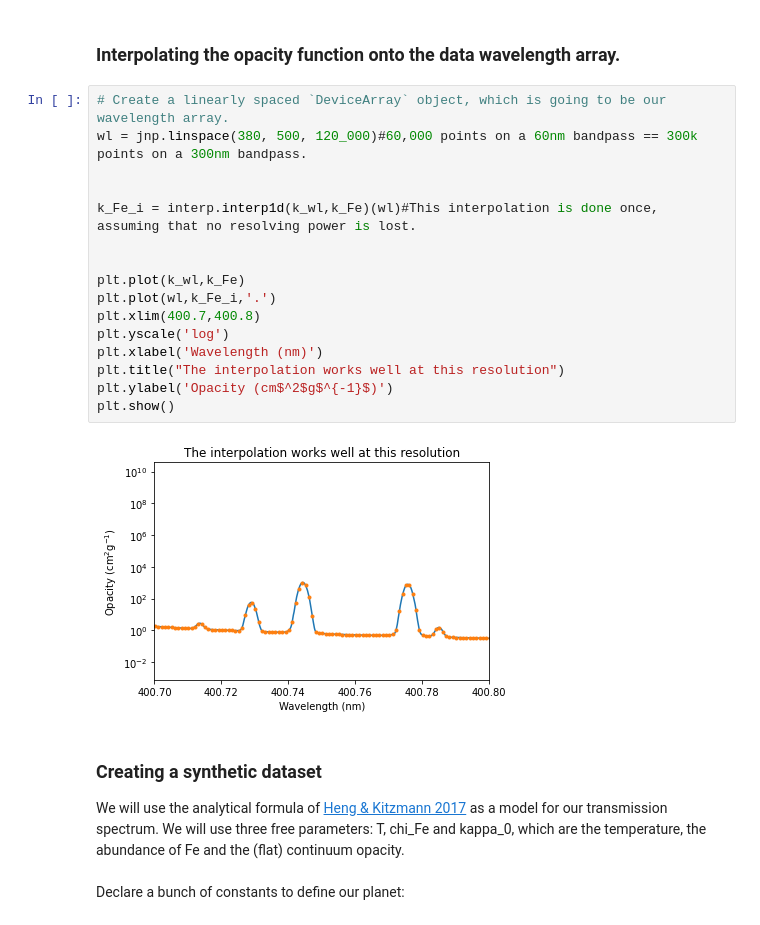
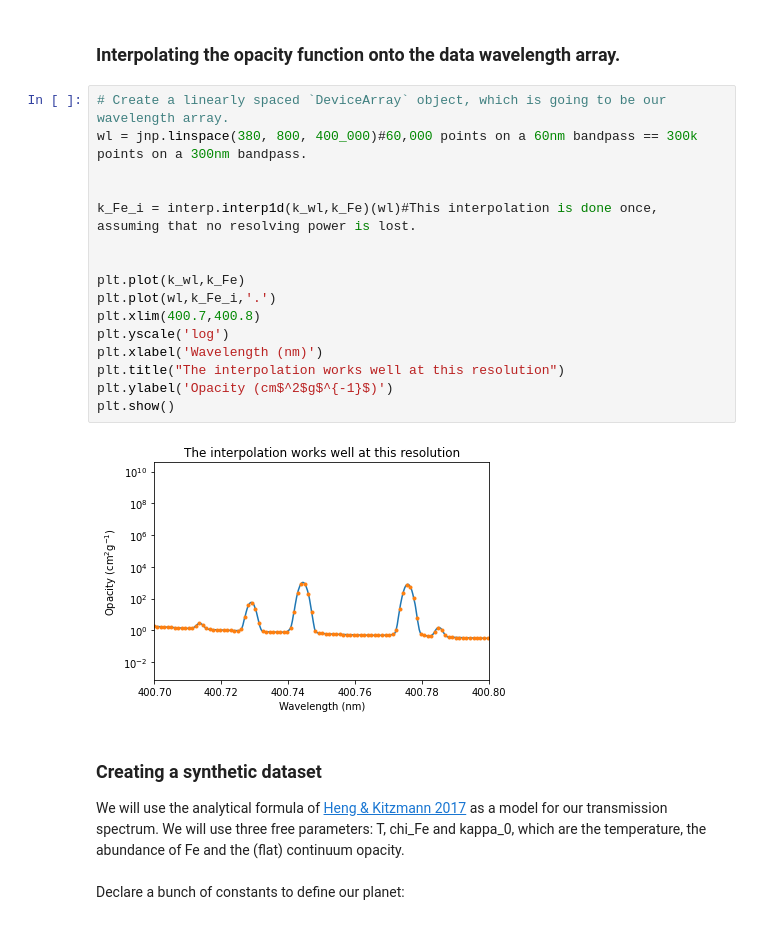
Before and after one commit to Hoeijmakers/jax-hires-coffee, a Jupyter notebook: hires-demo.ipynb, the cells around one changed output. Cells and saved outputs as stored; diff of their text form.

```diff
--- a/hires-demo.ipynb
+++ b/hires-demo.ipynb
@@ -67,22 +67,22 @@ plt.show()
 ### Interpolating the opacity function onto the data wavelength array.
 # %%
 # Create a linearly spaced `DeviceArray` object, which is going to be our wavelength array.
-wl = jnp.linspace(380, 500, 120_000)#60,000 points on a 60nm bandpass == 300k points on a 300nm bandpass.
+wl = jnp.linspace(380, 800, 400_000)#60,000 points on a 60nm bandpass == 300k points on a 300nm bandpass.
 
 
 k_Fe_i = interp.interp1d(k_wl,k_Fe)(wl)#This interpolation is done once, assuming that no resolving power is lost.
 
 
 plt.plot(k_wl,k_Fe)
 plt.plot(wl,k_Fe_i,'.')
 plt.xlim(400.7,400.8)
 plt.yscale('log')
 plt.xlabel('Wavelength (nm)')
 plt.title("The interpolation works well at this resolution")
 plt.ylabel('Opacity (cm$^2$g$^{-1}$)')
 plt.show()
 # %% [output]
-[figure, old version]
+[figure, new version]
 # %% [markdown]
 ### Creating a synthetic dataset
 We will use the analytical formula of [Heng & Kitzmann 2017](http://adsabs.net/abs/2017MNRAS.470.2972H) as a model for our transmission spectrum. We will use three free parameters: T, chi_Fe and kappa_0, which are the temperature, the abundance of Fe and the (flat) continuum opacity.
```
Also changed, not shown: parts of 15 cells of this notebook, 8 other files.
